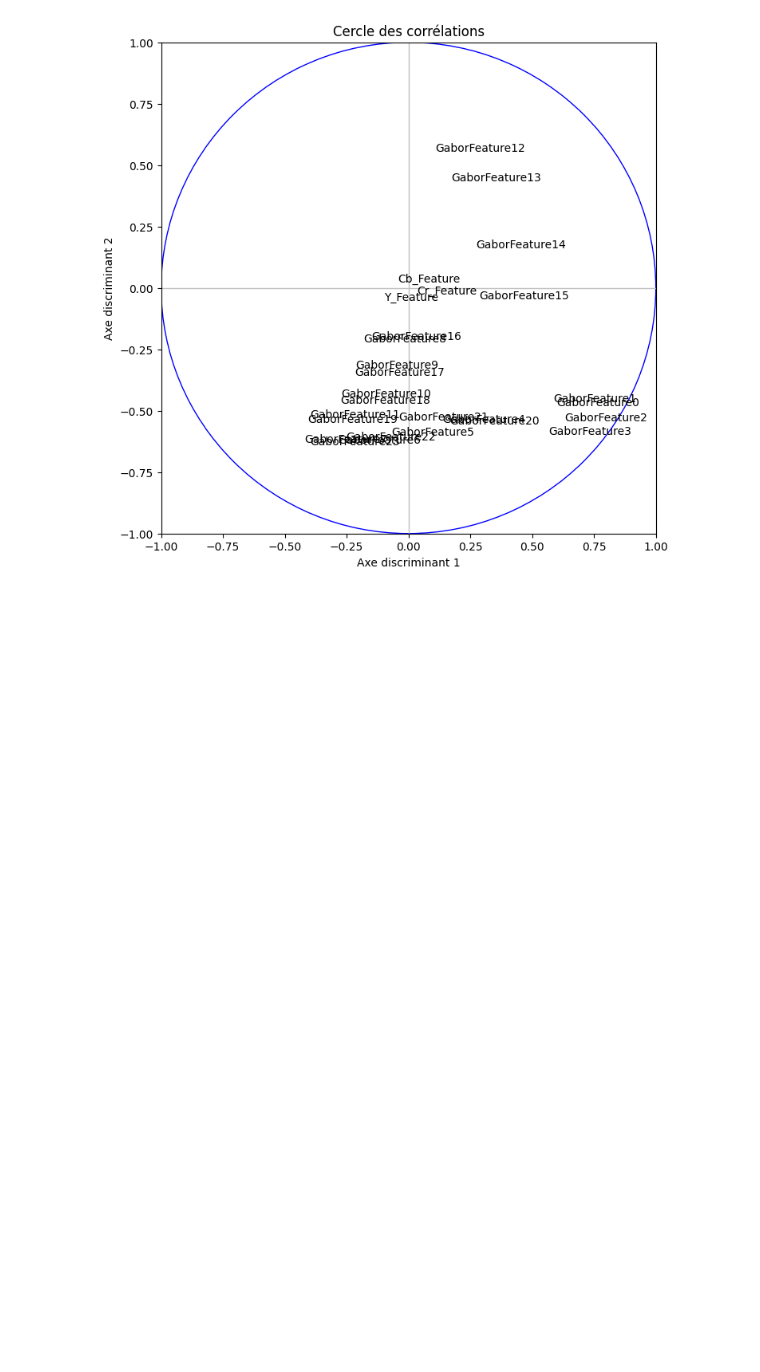
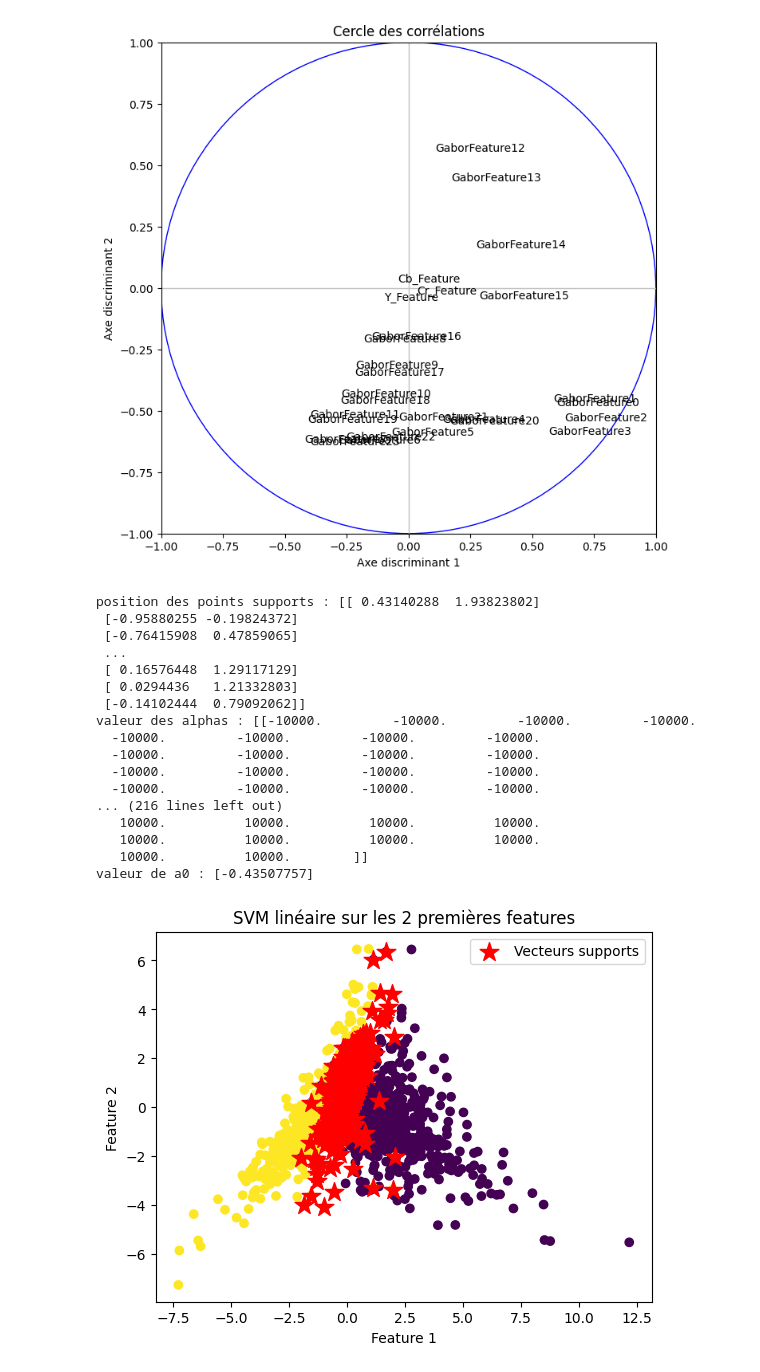
Before and after one commit to prichert17/Projet_Machine_Learning, a Jupyter notebook: Classification_automatique.ipynb, the cells around one changed output. Drawn from its saved outputs; the diff is of its cells as text; code cells hidden in the pictures; blank space fills up the shorter version.

```diff
--- a/Classification_automatique.ipynb
+++ b/Classification_automatique.ipynb
@@ -226,3 +238,72 @@ plt.grid(False)
 plt.show()
 # %% [output]
 [figure]
+# %%
+# Charger la base de données
+database = pd.read_csv('./database.csv')
+
+# Encoder les classes en valeurs numériques
+yt = le.fit_transform(database['Classe'])
+
+# On exclut 'Numero', 'Classe' et 'SousClasse'
+feature_cols = [col for col in database.columns if col not in ['Numero', 'Classe', 'SousClasse']]
+X = database[feature_cols].values
+
+plt.figure()
+
+# Utiliser les deux premières features de Gabor
+Xs = coord_lda[:, :2]
+
+plt.scatter(Xs[:,0], Xs[:,1], c=yt, marker='o', cmap='viridis')
+plt.xlabel('Feature 1')
+plt.ylabel('Feature 2')
+
+# Apprentissage de la règle de décision
+svc = SVC(C=10000, kernel='linear')
+svc.fit(Xs, yt)
+
+# Vecteurs supports obtenus après l'apprentissage
+sv = svc.support_vectors_
+print('position des points supports :', svc.support_vectors_)
+print('valeur des alphas :', svc.dual_coef_)
+print('valeur de a0 :', svc.intercept_)
+
+plt.scatter(svc.support_vectors_[:,0], svc.support_vectors_[:,1], c='r', marker='*', s=200, label='Vecteurs supports')
+plt.legend()
+plt.title('SVM linéaire sur les 2 premières features')
+
+# Tracé de la frontière de décision
+x = np.linspace(np.min(Xs[:,0]), np.max(Xs[:,0]), 100)
+y = np.linspace(np.min(Xs[:,1]), np.max(Xs[:,1]), 100)
+xx, yy = np.meshgrid(x, y)
+Z = svc.predict(np.c_[xx.ravel(), yy.ravel()])
+Z = Z.reshape(xx.shape)
+
+plt.figure()
+plt.contourf(xx, yy, Z, alpha=0.3, cmap='viridis')
+plt.scatter(Xs[:,0], Xs[:,1], c=yt, marker='o', cmap='viridis', edgecolors='k')
+plt.scatter(svc.support_vectors_[:,0], svc.support_vectors_[:,1], c='r', marker='*', s=200, label='Vecteurs supports')
+plt.xlabel('Feature 1')
+plt.ylabel('Feature 2')
+plt.title('Frontière de décision SVM')
+plt.legend()
+plt.show()
+# %% [output]
+position des points supports : [[ 0.43140288  1.93823802]
+ [-0.95880255 -0.19824372]
+ [-0.76415908  0.47859065]
+ ...
+ [ 0.16576448  1.29117129]
+ [ 0.0294436   1.21332803]
+ [-0.14102444  0.79092062]]
+valeur des alphas : [[-10000.         -10000.         -10000.         -10000.
+  -10000.         -10000.         -10000.         -10000.
+  -10000.         -10000.         -10000.         -10000.
+  -10000.         -10000.         -10000.         -10000.
+  -10000.         -10000.         -10000.         -10000.
+... (216 lines left out)
+   10000.          10000.          10000.          10000.
+   10000.          10000.          10000.          10000.
+   10000.          10000.        ]]
+valeur de a0 : [-0.43507757]
+[figure, added]
```
Also changed, not shown: parts of 5 cells of this notebook.
